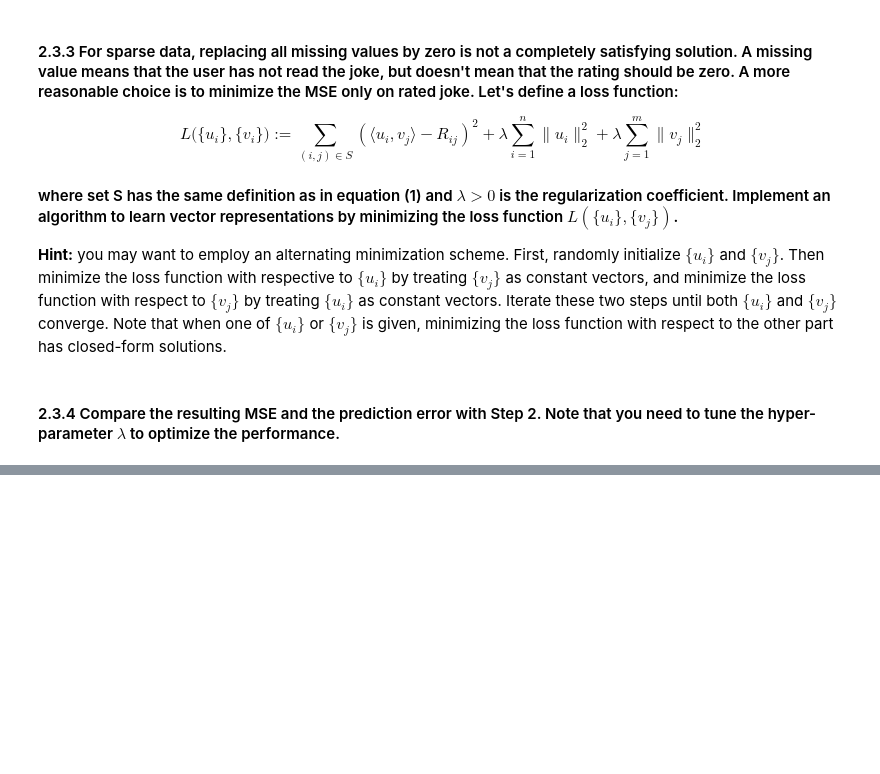
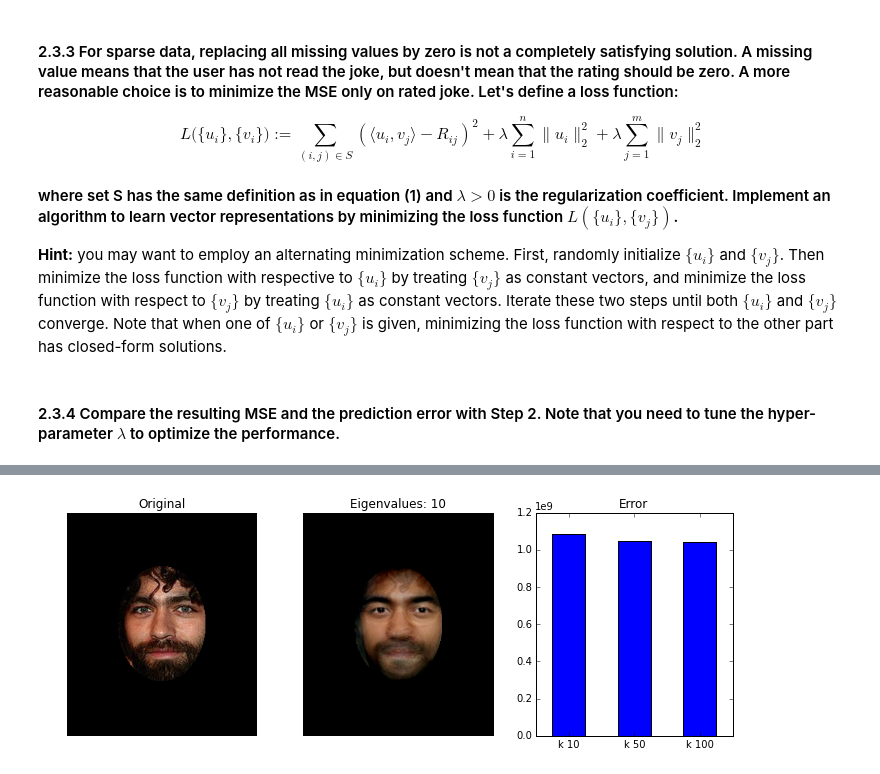
Before and after one commit to semerj/cs289-fall2015, a Jupyter notebook: hw7/CS289a - HW7.ipynb, the cells around one changed output, grey strips where cells are left out. Cells and saved outputs as stored; diff of their text form; code cells hidden in the pictures; blank space fills up the shorter version.

```diff
--- a/hw7/CS289a - HW7.ipynb
+++ b/hw7/CS289a - HW7.ipynb
@@ -164,0 +279,4 @@ np.savetxt("./als_d5_kaggle.csv", kaggle_submission, fmt="%i", delimiter=",", he
+# %%
+plot_eigenfaces(celebs, 1, mask, unmasked_pixels)
+# %% [output]
+[figure, added]
```
Also changed, not shown: parts of 28 cells of this notebook, 2 other files.
